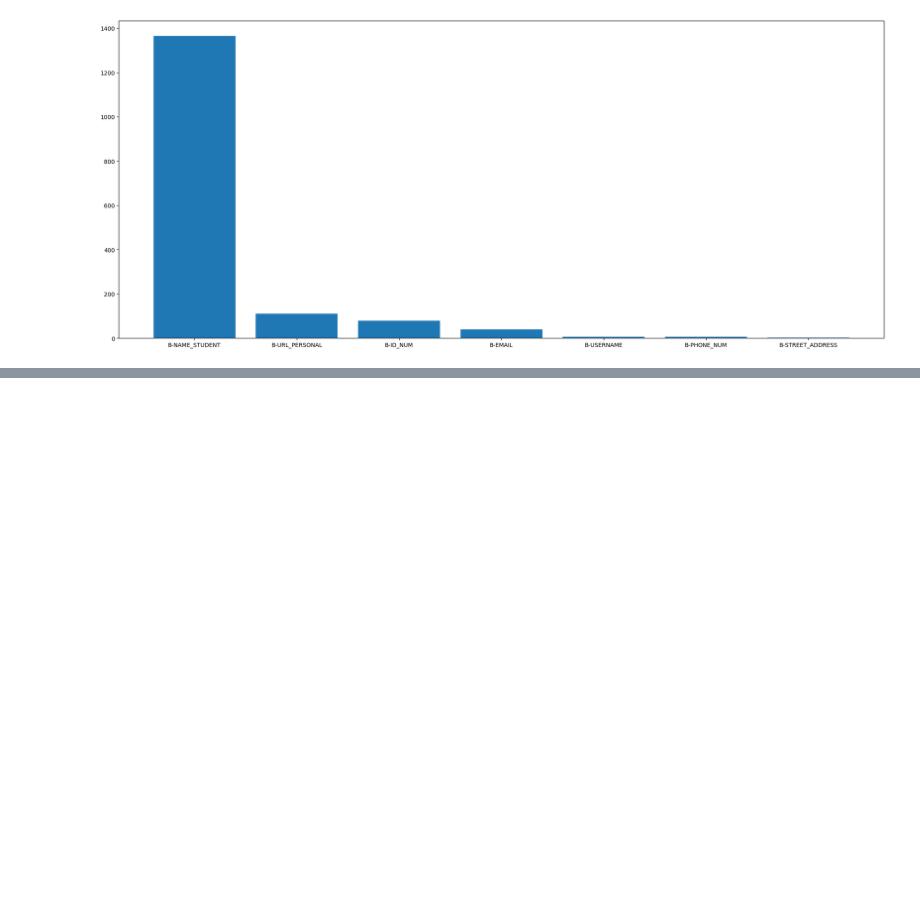
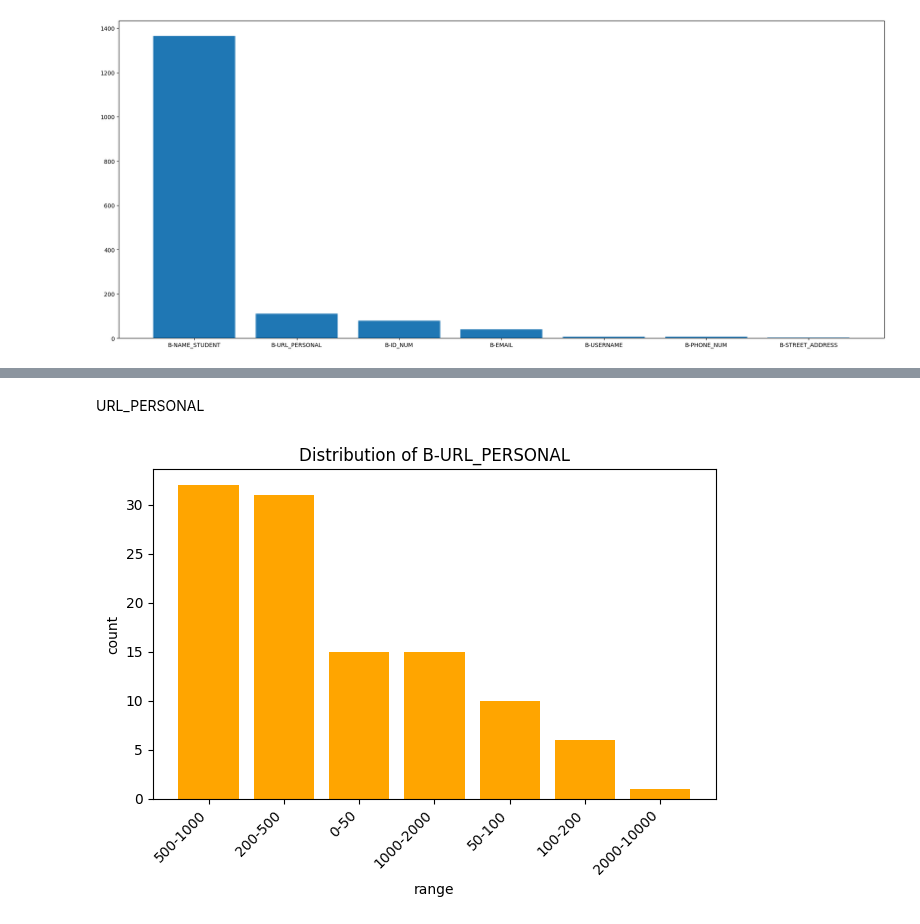
Before and after one commit to tubks/pii-projet-tal, a Jupyter notebook: notebooks/data_exploration.ipynb, the cells around one changed output, grey strips where cells are left out. Cells and saved outputs as stored; diff of their text form; code cells hidden in the pictures; blank space fills up the shorter version.

```diff
--- a/notebooks/data_exploration.ipynb
+++ b/notebooks/data_exploration.ipynb
@@ -315,0 +340,6 @@ df = pd.DataFrame(data)
+# %% [markdown]
+URL_PERSONAL
+# %%
+plot_label_distribution(df, label='B-URL_PERSONAL', color='orange')
+# %% [output]
+[figure, added]
```
Also changed, not shown: parts of 19 cells of this notebook.
